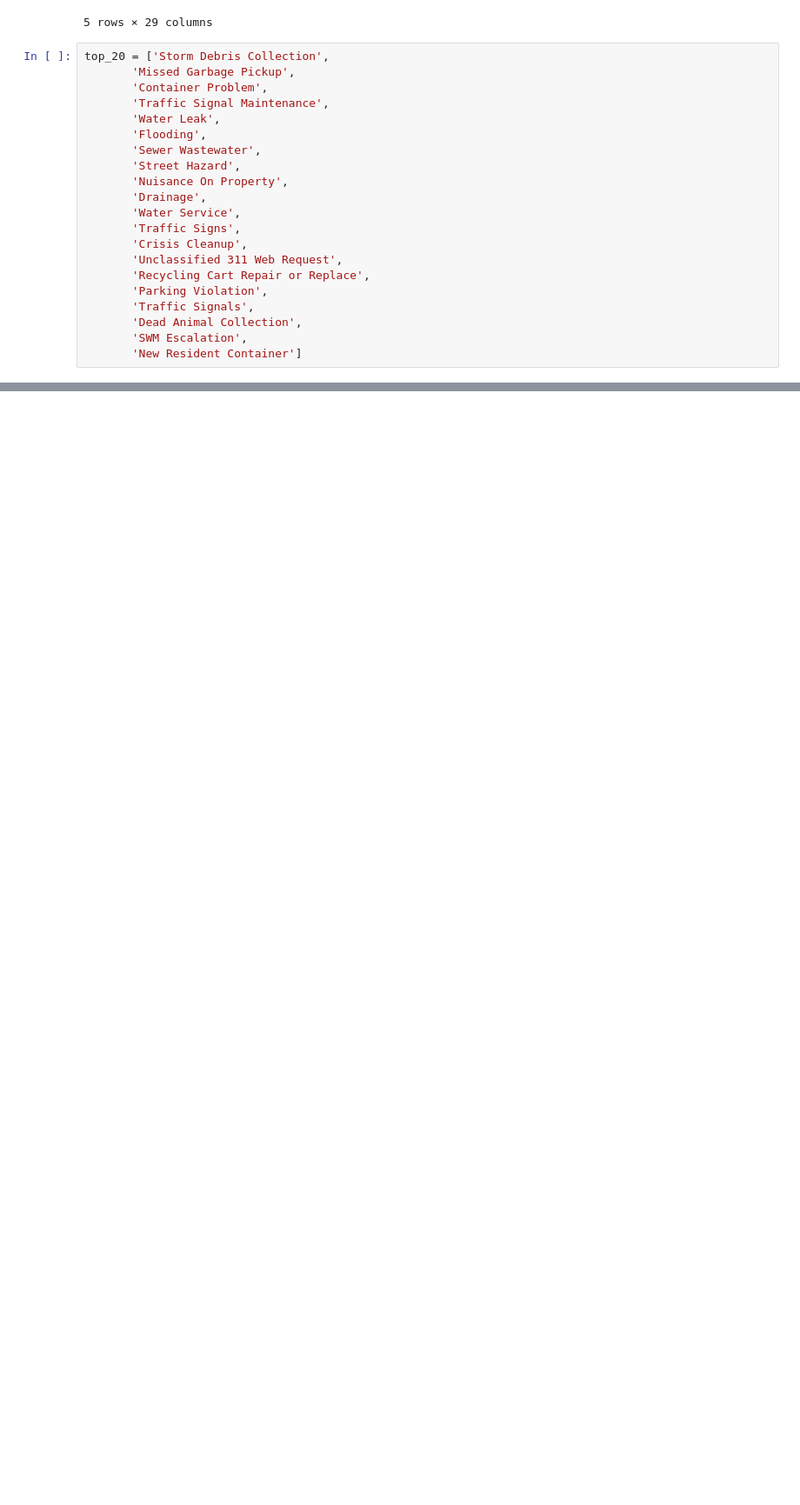
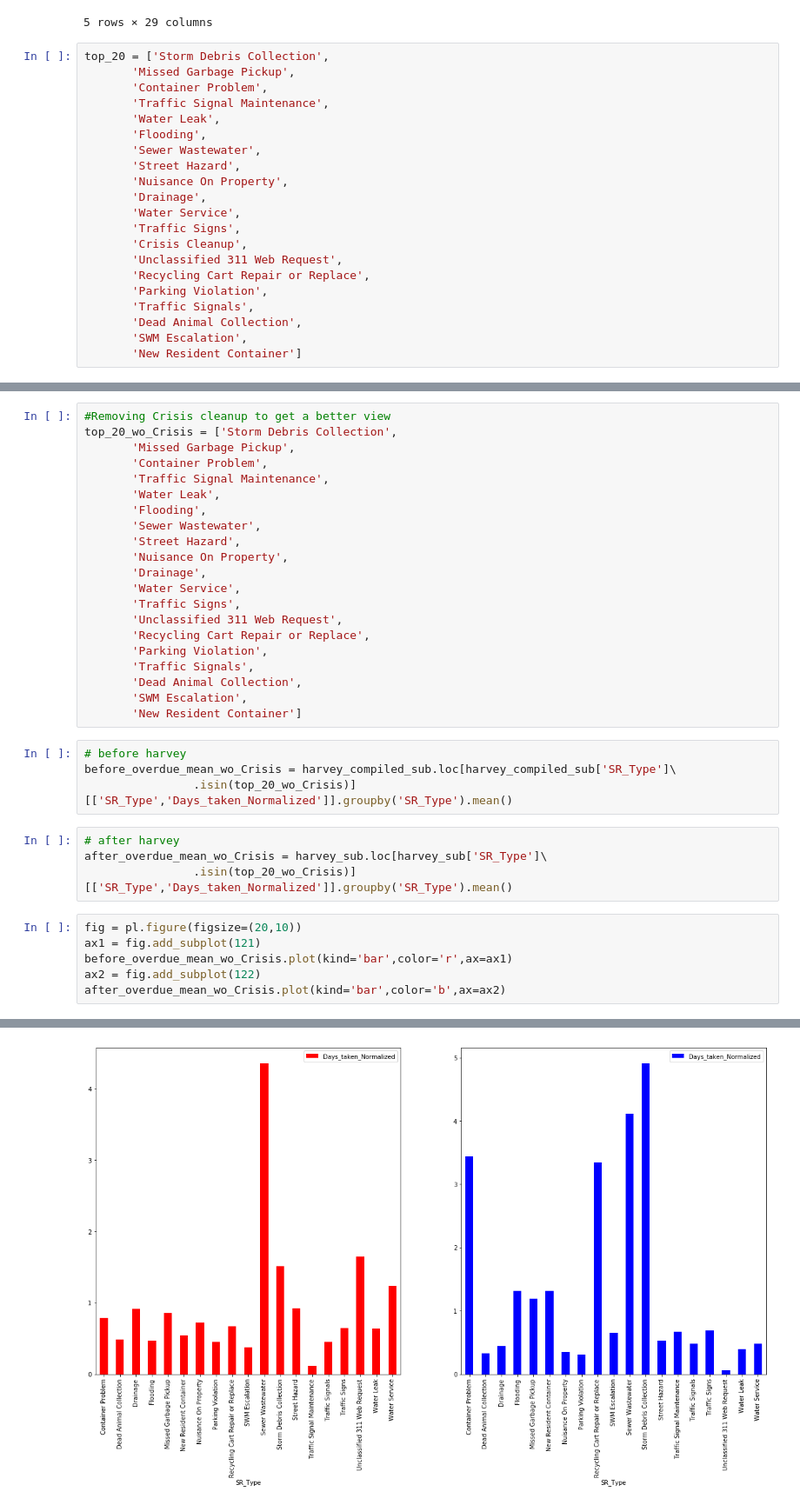
Before and after one commit to SohamMody/ADS_final, a Jupyter notebook: Cleaning_new.ipynb, the cells around one changed output, grey strips where cells are left out. Shown at 87% size. Cells and saved outputs as stored; diff of their text form; blank space fills up the shorter version.

```diff
--- a/Cleaning_new.ipynb
+++ b/Cleaning_new.ipynb
@@ -129,0 +390,36 @@ harvey_2014.loc[harvey_2014['SR_Type']\
+# %%
+#Removing Crisis cleanup to get a better view
+top_20_wo_Crisis = ['Storm Debris Collection',
+       'Missed Garbage Pickup',
+       'Container Problem',
+       'Traffic Signal Maintenance',
+       'Water Leak',
+       'Flooding',
+       'Sewer Wastewater',
+       'Street Hazard',
+       'Nuisance On Property',
+       'Drainage',
+       'Water Service',
+       'Traffic Signs',
+       'Unclassified 311 Web Request',
+       'Recycling Cart Repair or Replace',
+       'Parking Violation',
+       'Traffic Signals',
+       'Dead Animal Collection',
+       'SWM Escalation',
+       'New Resident Container']
+# %%
+# before harvey
+before_overdue_mean_wo_Crisis = harvey_compiled_sub.loc[harvey_compiled_sub['SR_Type']\
+                .isin(top_20_wo_Crisis)][['SR_Type','Days_taken_Normalized']].groupby('SR_Type').mean()
+# %%
+# after harvey
+after_overdue_mean_wo_Crisis = harvey_sub.loc[harvey_sub['SR_Type']\
+                .isin(top_20_wo_Crisis)][['SR_Type','Days_taken_Normalized']].groupby('SR_Type').mean()
+# %%
+fig = pl.figure(figsize=(20,10))
+ax1 = fig.add_subplot(121)
+before_overdue_mean_wo_Crisis.plot(kind='bar',color='r',ax=ax1)
+ax2 = fig.add_subplot(122)
+after_overdue_mean_wo_Crisis.plot(kind='bar',color='b',ax=ax2)
+# %% [output]
@@ -129,0 +427 @@ harvey_2014.loc[harvey_2014['SR_Type']\
+[figure, added]
```
Also changed, not shown: parts of 57 cells of this notebook.
